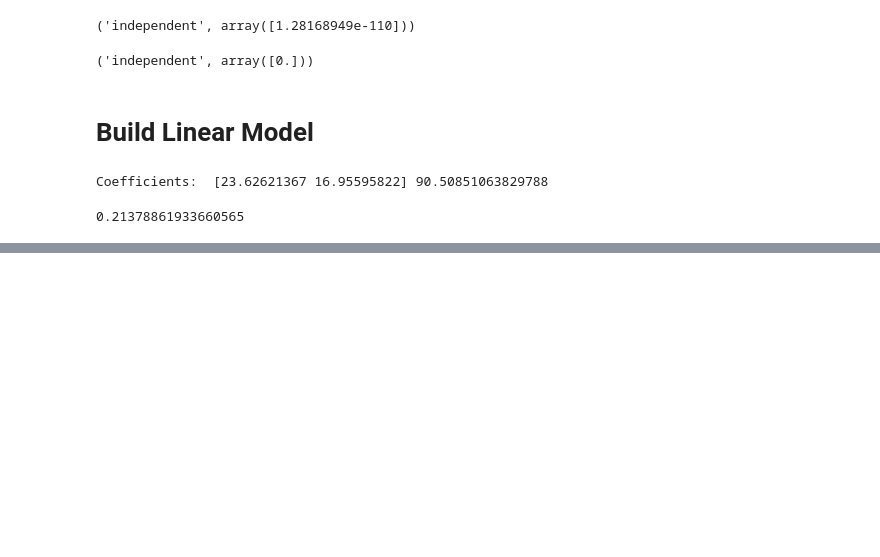
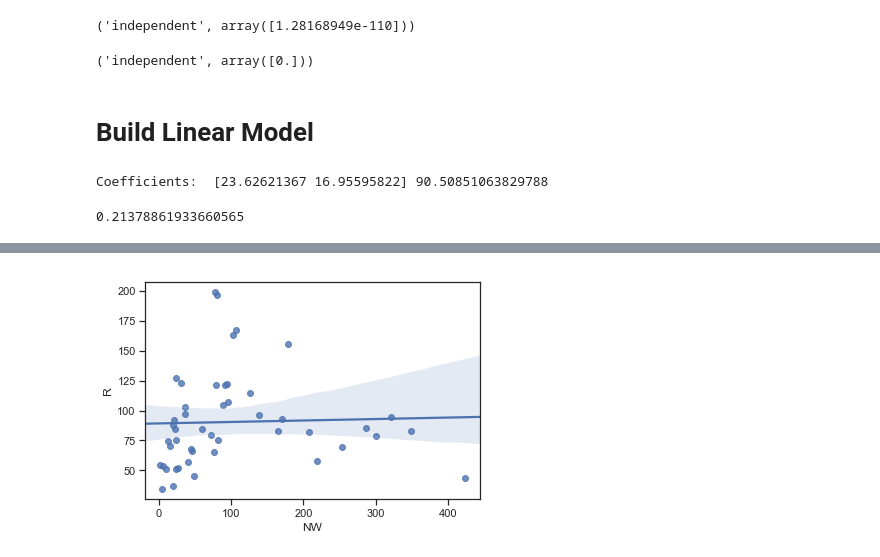
Before and after one commit to artemii-yanushevskyi/Computer-Statistics-Course, a Jupyter notebook: Lab C - Dependency Checks.ipynb, the cells around one changed output, grey strips where cells are left out. Saved outputs shown, nothing was run; the diff lists cells and outputs as text; code cells hidden in the pictures; blank space fills up the shorter version.

```diff
--- a/Lab C - Dependency Checks.ipynb
+++ b/Lab C - Dependency Checks.ipynb
@@ -125,0 +110,4 @@ Warnings:
+# %%
+sns.regplot(x="NW", y="R", data=df);
+# %% [output]
+[figure, added]
```
Also changed, not shown: parts of 18 cells of this notebook, 1 other file.
